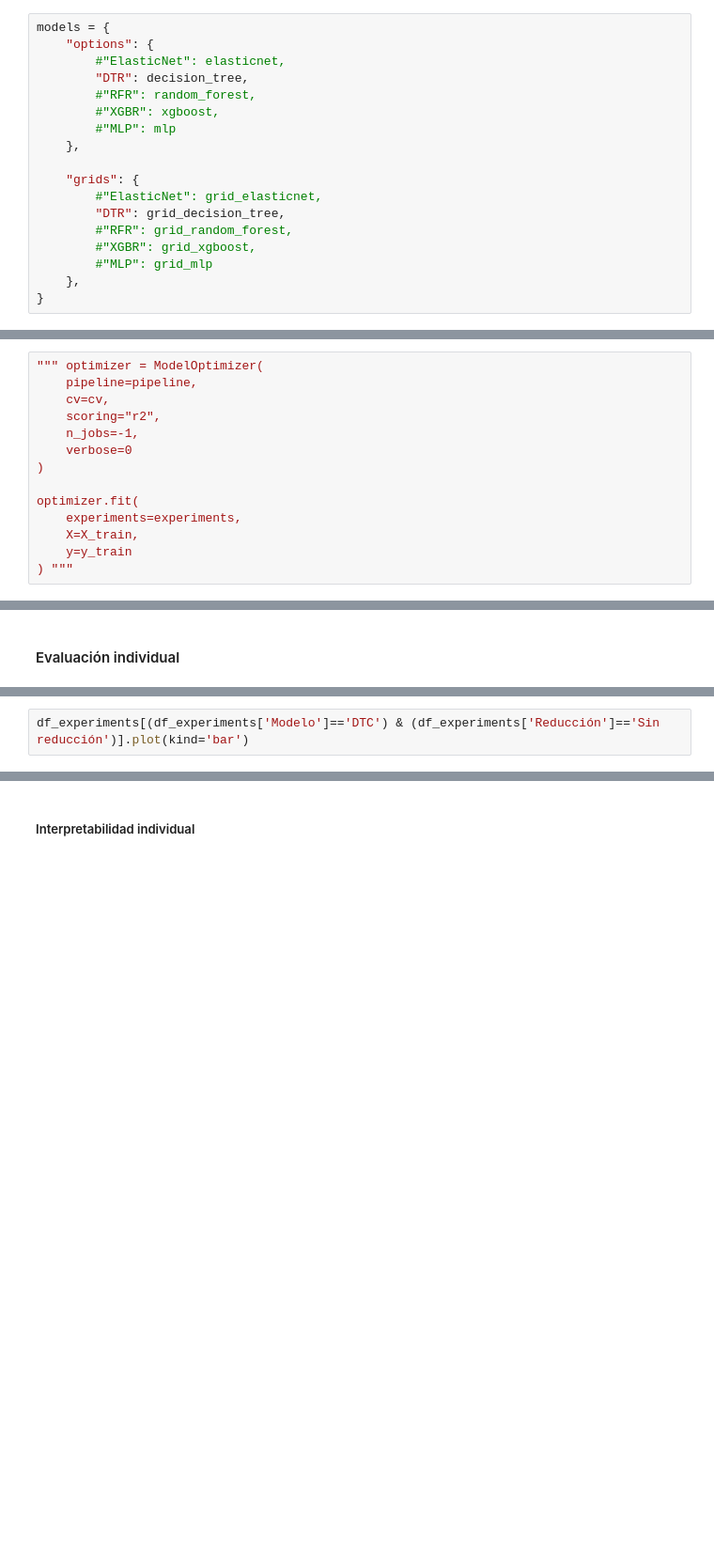
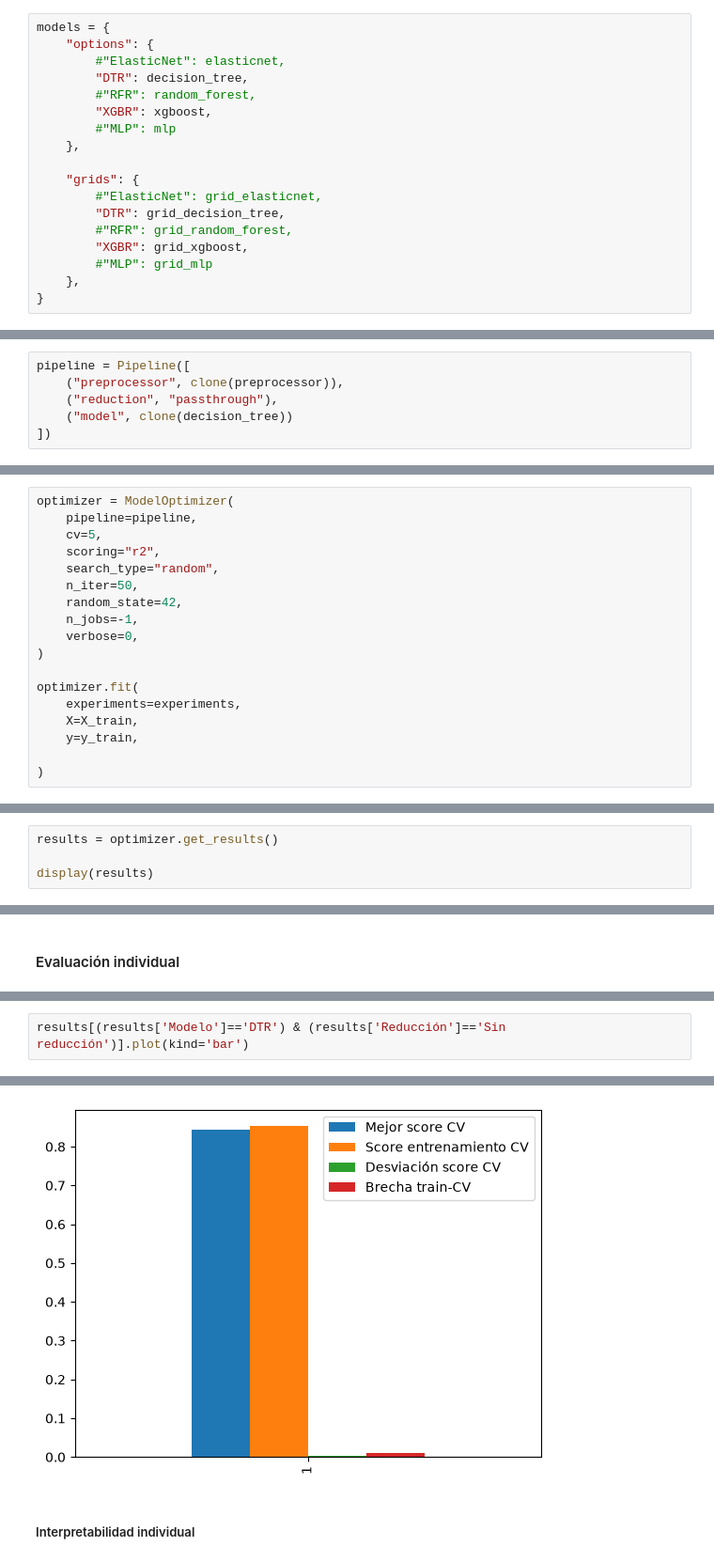
Before and after one commit to ianCristianAriel/2026-forecasting-ventas, a Jupyter notebook: notebooks/3_machine_learning.ipynb, the cells around one changed output, grey strips where cells are left out. Shown at 94% size. Cells and saved outputs as stored; diff of their text form; blank space fills up the shorter version.

Commit message:
add randomized_search_CV into optimize models stage.

```diff
--- a/notebooks/3_machine_learning.ipynb
+++ b/notebooks/3_machine_learning.ipynb
@@ -300,7 +317,7 @@ models = {
         #"ElasticNet": elasticnet,
         "DTR": decision_tree,
         #"RFR": random_forest,
-        #"XGBR": xgboost,
+        "XGBR": xgboost,
         #"MLP": mlp
     },
 
@@ -308,7 +325,7 @@ models = {
         #"ElasticNet": grid_elasticnet,
         "DTR": grid_decision_tree,
         #"RFR": grid_random_forest,
-        #"XGBR": grid_xgboost,
+        "XGBR": grid_xgboost,
         #"MLP": grid_mlp
     },
 }
@@ -319,3 +338,9 @@ preprocessor = joblib.load('../artifacts/pipeline_preprocessing_fe.joblib')
+# %%
+pipeline = Pipeline([
+    ("preprocessor", clone(preprocessor)),
+    ("reduction", "passthrough"),
+    ("model", clone(decision_tree))
+])
 # %% [markdown]
 Combinaciones de experimentos: estrategias de reducción de dimensionalidad × estrategias de modelado × hiperparámetros.
 # %%
@@ -343,17 +387,21 @@ cv = ChronologicalPanelSplitCV(
     verbose=False
 )
 # %%
-""" optimizer = ModelOptimizer(
+optimizer = ModelOptimizer(
     pipeline=pipeline,
-    cv=cv,
+    cv=5,
     scoring="r2",
+    search_type="random",
+    n_iter=50,
+    random_state=42,
     n_jobs=-1,
-    verbose=0
+    verbose=0,
 )
 
 optimizer.fit(
     experiments=experiments,
     X=X_train,
-    y=y_train
-) """
+    y=y_train,
+
+)
 # %% [markdown]
@@ -370,3 +418,7 @@ def rmspe(y_true, y_pred):
             ((y_true[mask] - y_pred[mask]) / y_true[mask]) ** 2
         )
     )
+# %%
+results = optimizer.get_results()
+
+display(results)
@@ -480,2 +463,3 @@ print('RMSPE:', rmspe(y_test, preds_test))
 # %%
-df_experiments[(df_experiments['Modelo']=='DTC') & (df_experiments['Reducción']=='Sin reducción')].plot(kind='bar')
+results[(results['Modelo']=='DTR') & (results['Reducción']=='Sin reducción')].plot(kind='bar')
+# %% [output]
@@ -482,2 +467,3 @@ df_experiments[(df_experiments['Modelo']=='DTC') & (df_experiments['Reducción']
+[figure, added]
 # %% [markdown]
 ##### Interpretabilidad individual
```
Also changed, not shown: parts of 34 cells of this notebook, 1 other file.
